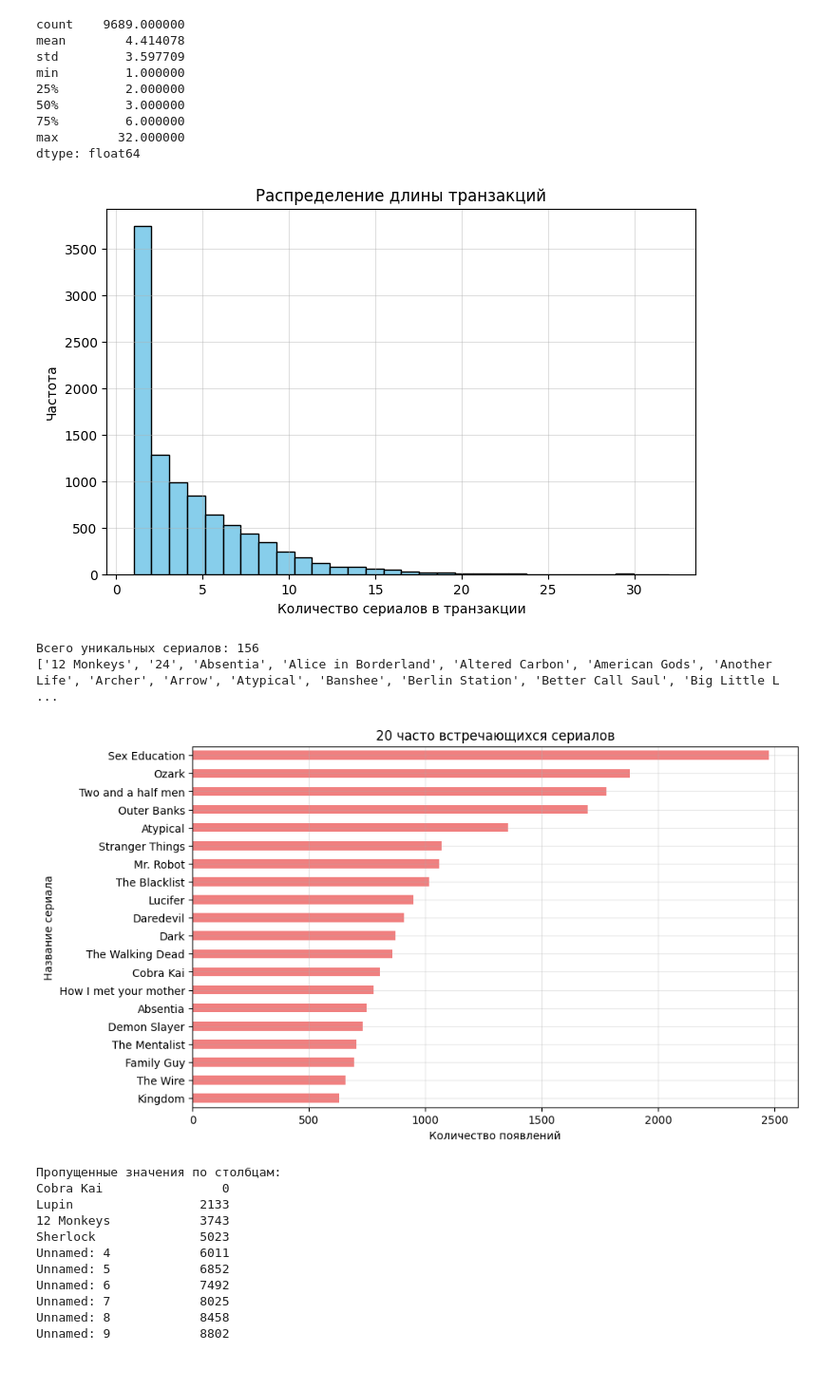
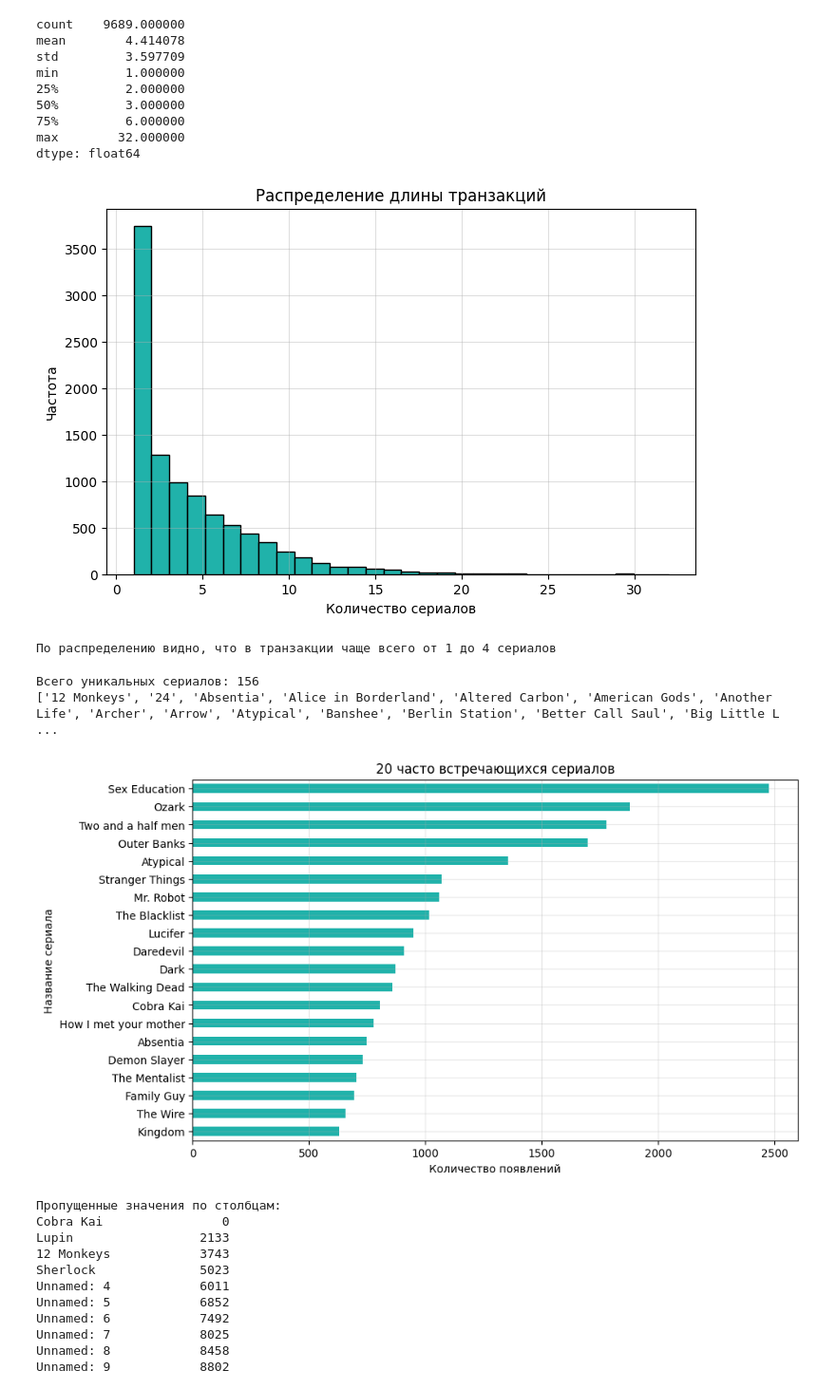
Before and after one commit to AccuRion1/machinelearn2, a Jupyter notebook: tv_lab2.ipynb, the cells around one changed output. Shown at 95% size. Cells and saved outputs as stored; diff of their text form; code cells hidden in the pictures.

```diff
--- a/tv_lab2.ipynb
+++ b/tv_lab2.ipynb
@@ -78,14 +75,18 @@ max        32.000000
 dtype: float64
 # %%
 plt.figure(figsize=(8,5))
-plt.hist(transaction_lengths, bins=30, color='skyblue', edgecolor='black')
+plt.hist(transaction_lengths, bins=30, color='lightseagreen', edgecolor='black')
 plt.title('Распределение длины транзакций')
-plt.xlabel('Количество сериалов в транзакции')
+plt.xlabel('Количество сериалов')
 plt.ylabel('Частота')
 plt.grid(alpha=0.4)
 plt.show()
 # %% [output]
-[figure, old version]
+[figure, new version]
+# %%
+print("По распределению видно, что в транзакции чаще всего от 1 до 4 сериалов")
+# %% [output]
+По распределению видно, что в транзакции чаще всего от 1 до 4 сериалов
 # %%
 # Объединяем все значения в один Series и убираем NaN
 all_items = pd.Series(df.drop(columns='transaction_length').values.ravel()).dropna()
@@ -101,16 +102,16 @@ print(unique_items[:30])  # покажем первые 30 названий
 # %%
 top_items = all_items.value_counts().head(20)
 
 plt.figure(figsize=(10,6))
-top_items.plot(kind='barh', color='lightcoral')
+top_items.plot(kind='barh', color='lightseagreen')
 plt.title('20 часто встречающихся сериалов')
 plt.xlabel('Количество появлений')
 plt.ylabel('Название сериала')
 plt.gca().invert_yaxis()
 plt.grid(alpha=0.3)
 plt.show()
 # %% [output]
-[figure, old version]
+[figure, new version]
 # %%
 print("Пропущенные значения по столбцам:")
 print(df.isna().sum())
```
Also changed, not shown: parts of 16 cells of this notebook.
